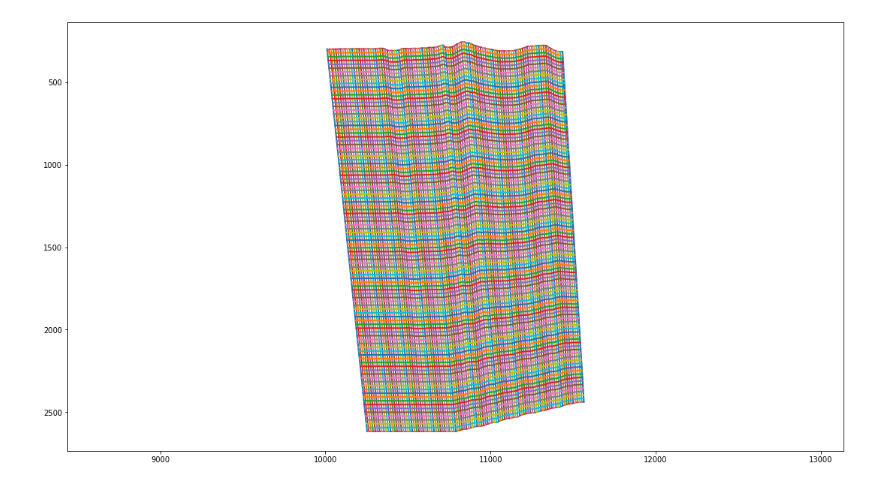
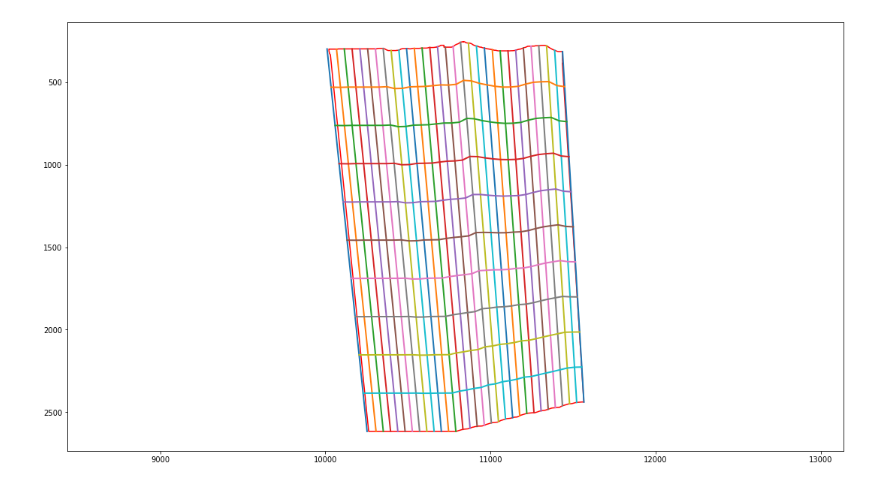
Before and after one commit to jacquemi-bbp/rat_sscx_nissl_analysis, a Jupyter notebook: notebook/depth_grid.ipynb, the cells around one changed output. Saved outputs shown, nothing was run; the diff lists cells and outputs as text; code cells hidden in the pictures.

```diff
--- a/notebook/depth_grid.ipynb
+++ b/notebook/depth_grid.ipynb
@@ -38,4 +34,8 @@ annotations_geo = geojson.load(open('../Inputs/404_01_anotations.geojson','rb'))
 # %%
+pixel_size = 0.346
+annotations_geo = geojson.load(open('../Inputs/404_01_annotations.geojson','rb'))
+#s1_coordinates = np.array(s1_geo[0]["geometry"]["coordinates"][0]) * pixel_size
+
 annotations = dict()
 for entry in annotations_geo:
     try:
@@ -43,3 +43,11 @@ for entry in annotations_geo:
             annotations[entry["properties"]["name"]] = np.array(entry["geometry"]["coordinates"]) * pixel_size
     except KeyError: # annotation without name
         pass
+
+s1_coordinates = annotations['S1'][0]
+# These 4 points can not be find via an algo, so we need QuPath annotation
+top_left = annotations['TOP_LEFT']
+bottom_left = annotations['BOTTOM_LEFT']
+top_right = annotations['TOP_RIGHT']
+bottom_right = annotations['BOTTOM_RIGHT']
+quadrilateral = np.array([top_left, top_right, bottom_right, bottom_left, top_left])
@@ -55,18 +83,12 @@ quadrilateral = np.array([top_left, top_right, bottom_right, bottom_left, top_le
 def distance(p1, p2):
     return math.sqrt((p1[0]-p2[0])**2 + (p1[1]-p2[1])**2)
 # %%
-def getExtrapoledLine(line_string, direction='both', EXTRAPOL_RATIO=1.5):
+def getExtrapoledLine(line_string, EXTRAPOL_RATIO=1.5):
     'Creates a line extrapoled in both directions'
     p1=np.array(line_string)[0]
     p2=np.array(line_string)[1]
-    if direction == 'both' or direction == 'p1p2':
-        a = (p2[0]+EXTRAPOL_RATIO*(p1[0]-p2[0]), p2[1]+EXTRAPOL_RATIO*(p1[1]-p2[1]))
-    else:
-        a = p2
-    if direction == 'both' or direction == 'p2p1':
-        b = (p1[0]+EXTRAPOL_RATIO*(p2[0]-p1[0]), p1[1]+EXTRAPOL_RATIO*(p2[1]-p1[1]))
-    else:
-        b = p1
+    a = (p2[0]+EXTRAPOL_RATIO*(p1[0]-p2[0]), p2[1]+EXTRAPOL_RATIO*(p1[1]-p2[1]))
+    b = (p1[0]+EXTRAPOL_RATIO*(p2[0]-p1[0]), p1[1]+EXTRAPOL_RATIO*(p2[1]-p1[1]))
     return LineString([a,b])
 # %%
 def create_grid(quadrilateral, s1_coordinates, nb_row, nb_col):
@@ -85,13 +107,13 @@ def create_grid(quadrilateral, s1_coordinates, nb_row, nb_col):
         top_point = top_left + (top_right - top_left) / nb_col * (i+1)
         bottom_point = bottom_left + (bottom_right - bottom_left) / nb_col * (i+1)
         line = LineString([(top_point[0], top_point[1]), (bottom_point[0], bottom_point[1])])
-        line = getExtrapoledLine(line, 'both', 1.3)
-        try:
-            intersection_line = Polygon(s1_coordinates).intersection(line).coords
-            lines.append(intersection_line)
-        except NotImplementedError:
+        line = getExtrapoledLine(line, 1.3)
+        #try:
+        intersection_line = Polygon(s1_coordinates).intersection(line).coords
+        lines.append(intersection_line)
+        #except NotImplementedError:
         #    intersection_line = list(Polygon(quadrilateral).intersection(line).coords)
-            pass
+        #    pass
     lines.append(LineString([top_right, bottom_right]))
 
     # Horizontal lines
@@ -122,22 +144,22 @@ def create_grid(quadrilateral, s1_coordinates, nb_row, nb_col):
 # %%
 fig = plt.figure()
 fig.set_size_inches(18.5, 10.5)
 plt.axis('equal')
 plt.gca().invert_yaxis()
 plt.plot(s1_coordinates[:,0], s1_coordinates[:,1], 'r')
-
-nb_row = 100
-vertical_lines, horizontal_lines = create_grid(quadrilateral, s1_coordinates, nb_row, 100)
+nb_row = 10
+nb_col = 30
+vertical_lines, horizontal_lines = create_grid(quadrilateral, s1_coordinates, nb_row, nb_col)
 for line in vertical_lines:
     line_coord = np.array(line)
     plt.plot(line_coord[:,0], line_coord[:,1], linewidth=2)
 
 
 for line in horizontal_lines:
     line_coord = np.array(line)
     plt.plot(line_coord[:,0], line_coord[:,1], linewidth=2)
 # %% [output]
-[figure, old version]
+[figure, new version]
 # %%
 split_polygons = []
 polygon_to_split = Polygon(s1_coordinates)
```
Also changed, not shown: parts of 11 cells of this notebook, 3 other files.
